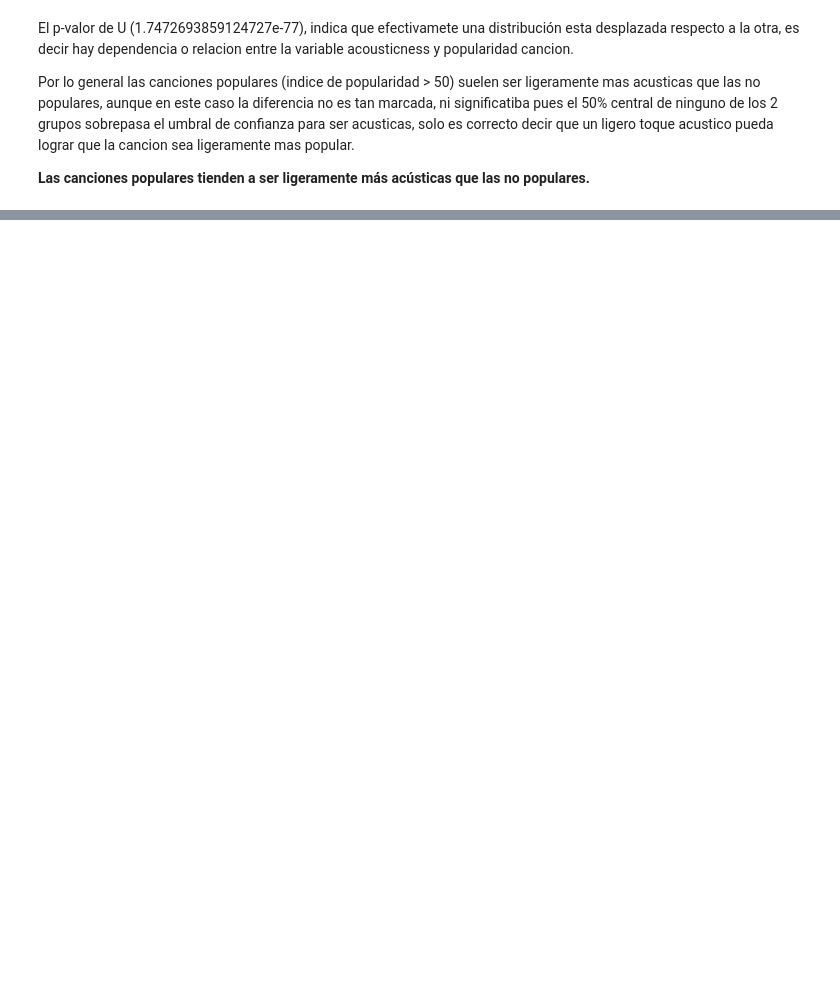
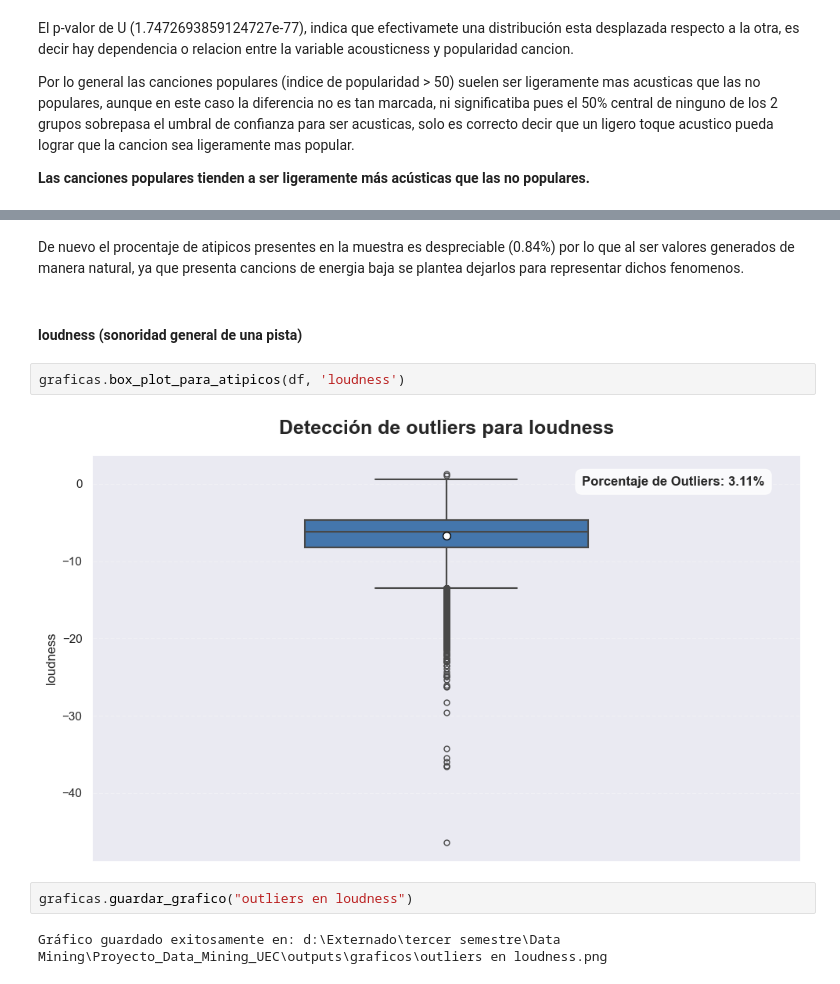
Before and after one commit to juanpablocarrillohortua/Proyecto_Data_Mining_UEC, a Jupyter notebook: notebooks/EDA_&_1st_part_notebook.ipynb, the cells around one changed output, grey strips where cells are left out. Saved outputs shown, nothing was run; the diff lists cells and outputs as text; blank space fills up the shorter version.

```diff
--- a/notebooks/EDA_&_1st_part_notebook.ipynb
+++ b/notebooks/EDA_&_1st_part_notebook.ipynb
@@ -1085,0 +1172,12 @@ Por lo general las canciones populares (indice de popularidad > 50) suelen ser l
+# %% [markdown]
+De nuevo el procentaje de atipicos presentes en la muestra es despreciable (0.84%) por lo que al ser valores generados de manera natural, ya que presenta cancions de energia baja se plantea dejarlos para representar dichos fenomenos.
+# %% [markdown]
+#### loudness (sonoridad general de una pista)
+# %%
+graficas.box_plot_para_atipicos(df, 'loudness')
+# %% [output]
+[figure, added]
+# %%
+graficas.guardar_grafico("outliers en loudness")
+# %% [output]
+Gráfico guardado exitosamente en: d:\Externado\tercer semestre\Data Mining\Proyecto_Data_Mining_UEC\outputs\graficos\outliers en loudness.png
```
Also changed, not shown: parts of 28 cells of this notebook, 6 other files.
